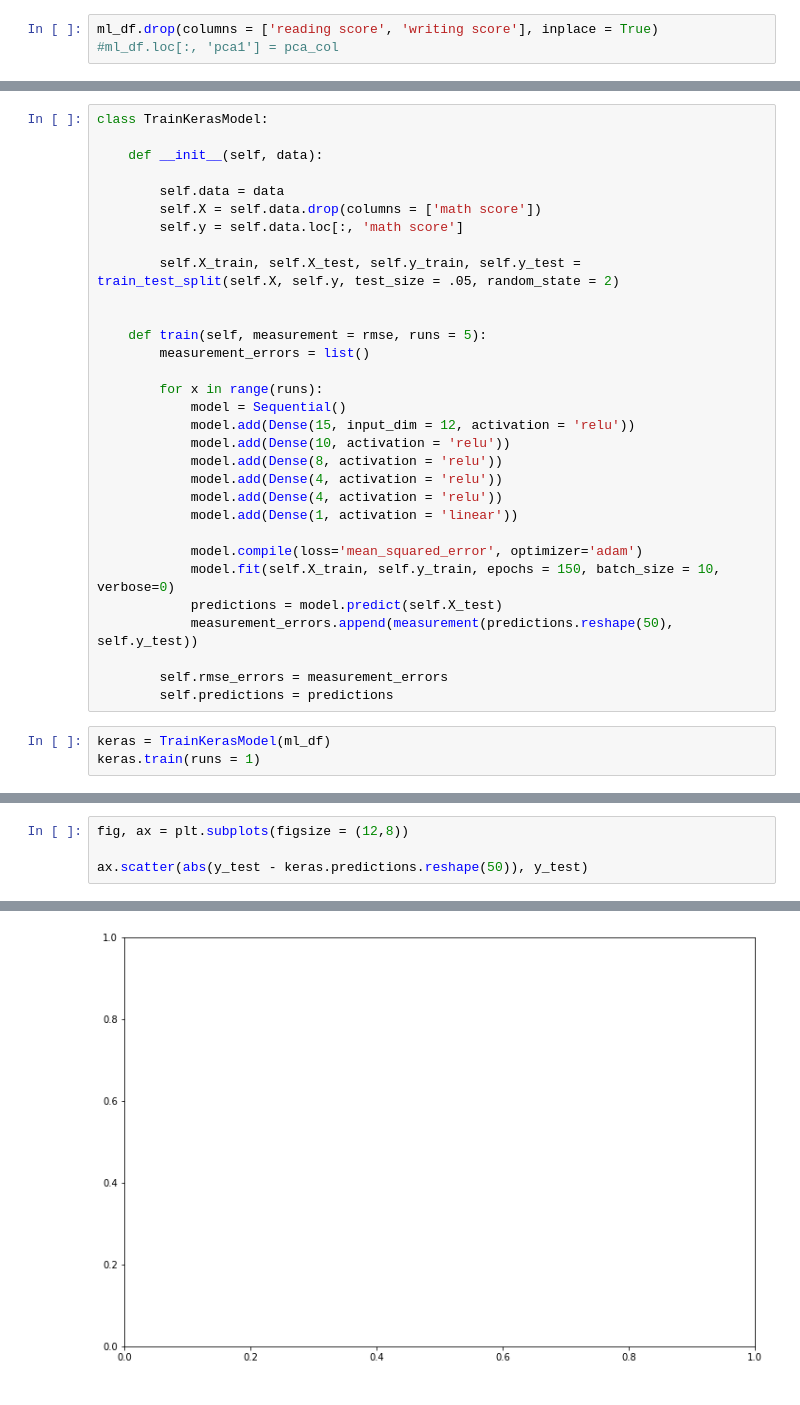
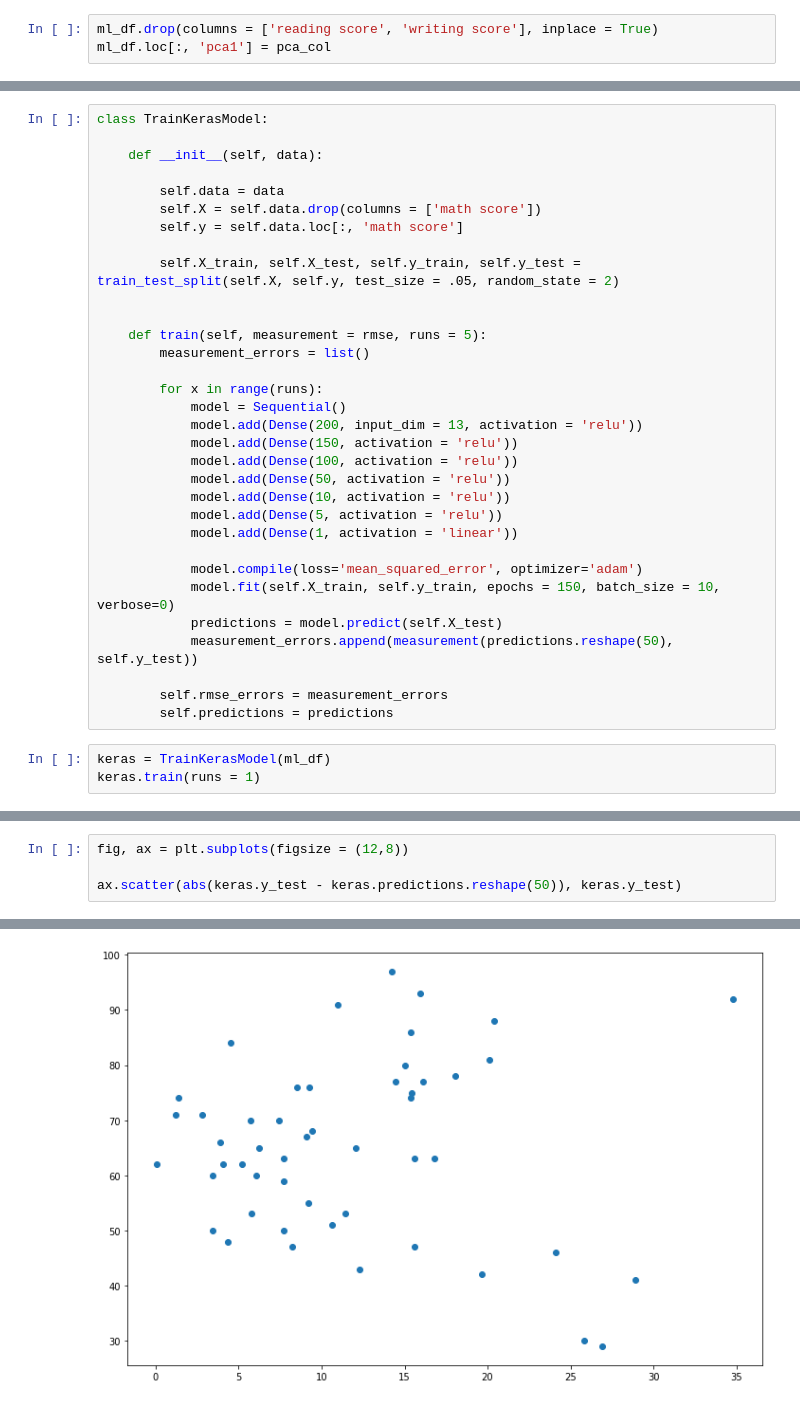
Before and after one commit to devonjkohler/dkohler, a Jupyter notebook: deep_learning_practice/Keras_Practice.ipynb, the cells around one changed output, grey strips where cells are left out. Drawn from its saved outputs; the diff is of its cells as text.

```diff
--- a/deep_learning_practice/Keras_Practice.ipynb
+++ b/deep_learning_practice/Keras_Practice.ipynb
@@ -29,7 +31,7 @@ pca = PCA(n_components = 1)
 pca_col = pca.fit_transform(ml_df.loc[:, ['reading score', 'writing score']])
 # %%
 ml_df.drop(columns = ['reading score', 'writing score'], inplace = True)
-#ml_df.loc[:, 'pca1'] = pca_col
+ml_df.loc[:, 'pca1'] = pca_col
 # %%
 ml_df
 # %% [output]
@@ -97,11 +134,12 @@ class TrainKerasModel:
 
         for x in range(runs):
             model = Sequential()
-            model.add(Dense(15, input_dim = 12, activation = 'relu'))
+            model.add(Dense(200, input_dim = 13, activation = 'relu'))
+            model.add(Dense(150, activation = 'relu'))
+            model.add(Dense(100, activation = 'relu'))
+            model.add(Dense(50, activation = 'relu'))
             model.add(Dense(10, activation = 'relu'))
-            model.add(Dense(8, activation = 'relu'))
-            model.add(Dense(4, activation = 'relu'))
-            model.add(Dense(4, activation = 'relu'))
+            model.add(Dense(5, activation = 'relu'))
             model.add(Dense(1, activation = 'linear'))
 
             model.compile(loss='mean_squared_error', optimizer='adam')
@@ -121,5 +159,5 @@ keras.rmse_errors
 # %%
 fig, ax = plt.subplots(figsize = (12,8))
 
-ax.scatter(abs(y_test - keras.predictions.reshape(50)), y_test)
+ax.scatter(abs(keras.y_test - keras.predictions.reshape(50)), keras.y_test)
 # %% [output]
@@ -127,4 +165,4 @@ ValueError: operands could not be broadcast together with shapes (200,) (50,)
-[figure, old version]
+[figure, new version]
 # %%
 fig, ax = plt.subplots(figsize = (12,8))
 
```
Also changed, not shown: parts of 13 cells of this notebook, 6 other files.
